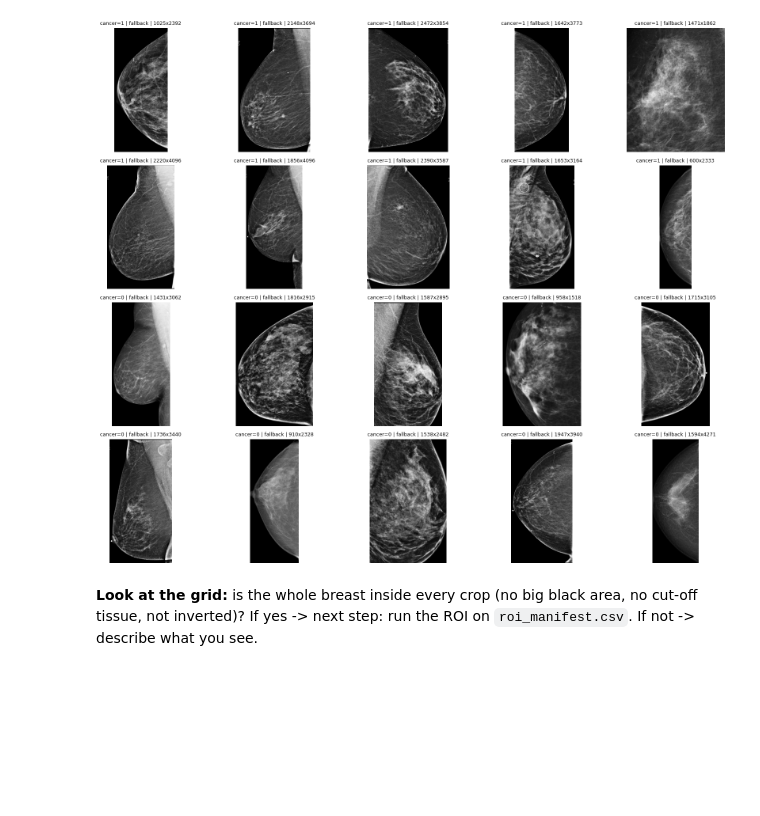
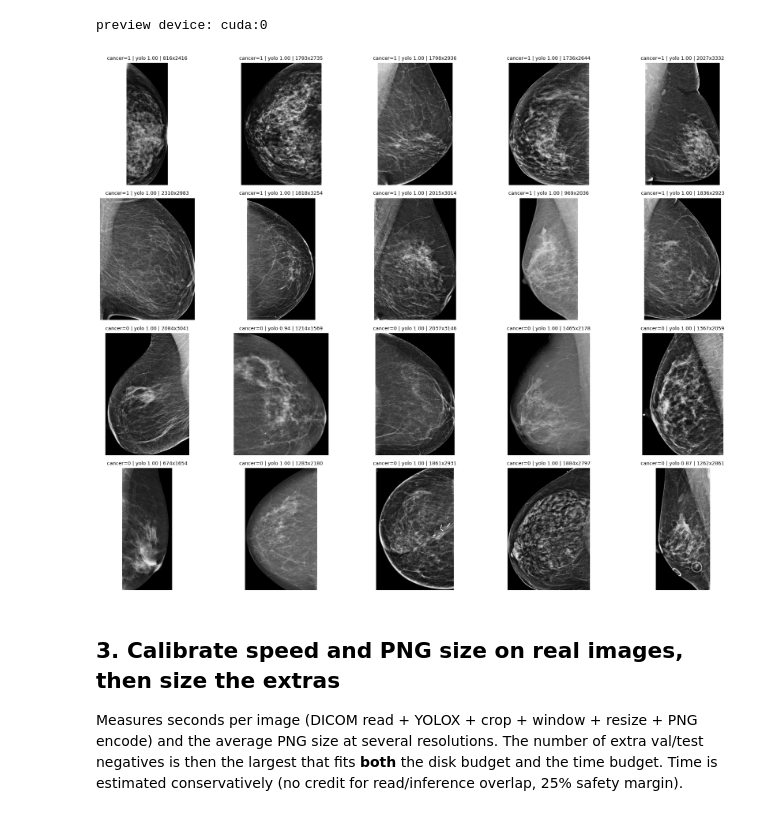
Before and after one commit to hassenmohamed-mezr/mammogram-cancer-classifier, a Jupyter notebook: notebook2718ed8cd7.ipynb, the cells around one changed output. Cells and saved outputs as stored; diff of their text form; code cells hidden in the pictures; blank space fills up the shorter version.

Commit message:
Kaggle Notebook | notebook2718ed8cd7 | Version 5

```diff
--- a/notebook2718ed8cd7.ipynb
+++ b/notebook2718ed8cd7.ipynb
@@ -21,0 +51,11 @@ Already up to date.
+# %%
+!pip -q install loguru thop pycocotools
+WINNER = "/kaggle/working/rsna_winner"
+if not os.path.isdir(WINNER):
+    !git clone --depth 1 -b reproduce https://github.com/dangnh0611/kaggle_rsna_breast_cancer.git {WINNER}
+
+import glob
+hits = glob.glob("/kaggle/input/**/yolox_nano_416_roi_torch.pth", recursive=True)
+print("checkpoint:", hits)
+assert hits, "Add the best-ckpts dataset as an input (see step above)"
+CKPT = hits[0]
@@ -71,24 +197,22 @@ decoded: (5355, 4915) uint8 0 255
 # %%
-import numpy as np, matplotlib.pyplot as plt
-from src.roi import crop_roi, load_image
+import matplotlib.pyplot as plt
+from src.dicom_roi import WinnerRoi, load_dicom, process
 
-# Plug the winner's YOLOX here (from your rsna_inference notebook):
-#   detector(img_uint8) -> (x1, y1, x2, y2, conf)  or  None
-detector = None   # None = fallback (Otsu) only, so the pipeline still runs
+roi = WinnerRoi(WINNER, CKPT, device="cuda:0")
+print("preview device:", roi.device)
 
-pos = tr[tr.cancer == 1].sample(10, random_state=1)
-neg = tr[tr.cancer == 0].sample(10, random_state=1)
-rows = pd.concat([pos, neg])
-
+rows = pd.concat([core[core.cancer == 1].sample(10, random_state=1),
+                  core[core.cancer == 0].sample(10, random_state=1)])
 fig, axes = plt.subplots(4, 5, figsize=(18, 14))
 for ax, (_, r) in zip(axes.ravel(), rows.iterrows()):
-    img = load_image(r.path)
-    crop, info = crop_roi(img, detector=detector)
+    crop, info = process(load_dicom(r.path), roi)
+    conf = "" if info["conf"] is None else f" {info['conf']:.2f}"
     ax.imshow(crop, cmap="gray"); ax.axis("off")
-    ax.set_title(f"cancer={r.cancer} | {info['source']} | {crop.shape[1]}x{crop.shape[0]}", fontsize=9)
+    ax.set_title(f"cancer={r.cancer} | {info['source']}{conf} | {crop.shape[1]}x{crop.shape[0]}", fontsize=9)
 plt.tight_layout(); plt.show()
 # %% [output]
+preview device: cuda:0
-[figure, old version]
+[figure, new version]
-# %% [markdown]
-**Look at the grid:** is the whole breast inside every crop (no big black area, no cut-off tissue, not inverted)?
-If yes -> next step: run the ROI on `roi_manifest.csv`. If not -> describe what you see.
+# %% [markdown]
+## 3. Calibrate speed and PNG size on real images, then size the extras
+Measures seconds per image (DICOM read + YOLOX + crop + window + resize + PNG encode) and the average PNG size at several resolutions. The number of extra val/test negatives is then the largest that fits **both** the disk budget and the time budget. Time is estimated conservatively (no credit for read/inference overlap, 25% safety margin).
```
Also changed, not shown: parts of 28 cells of this notebook.
